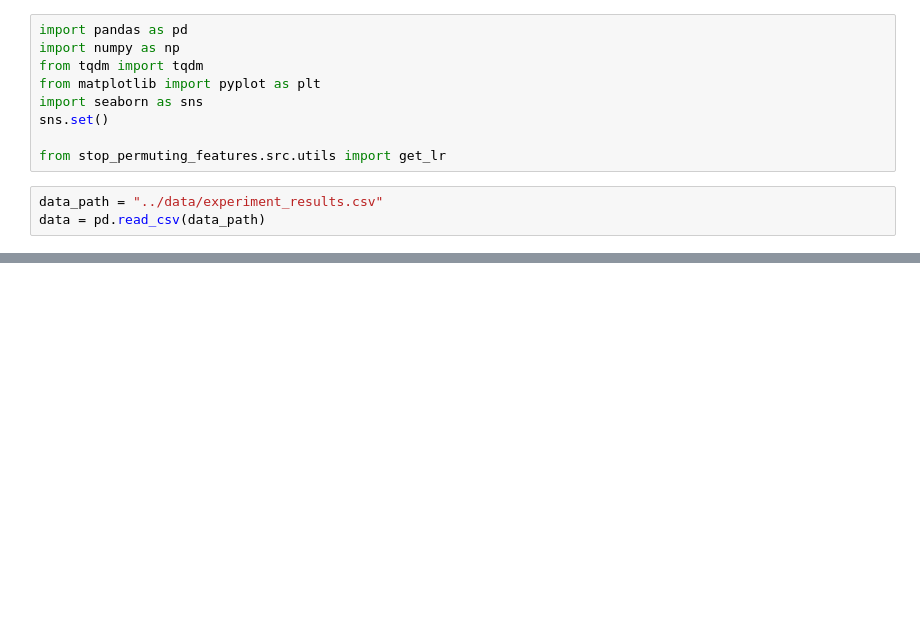
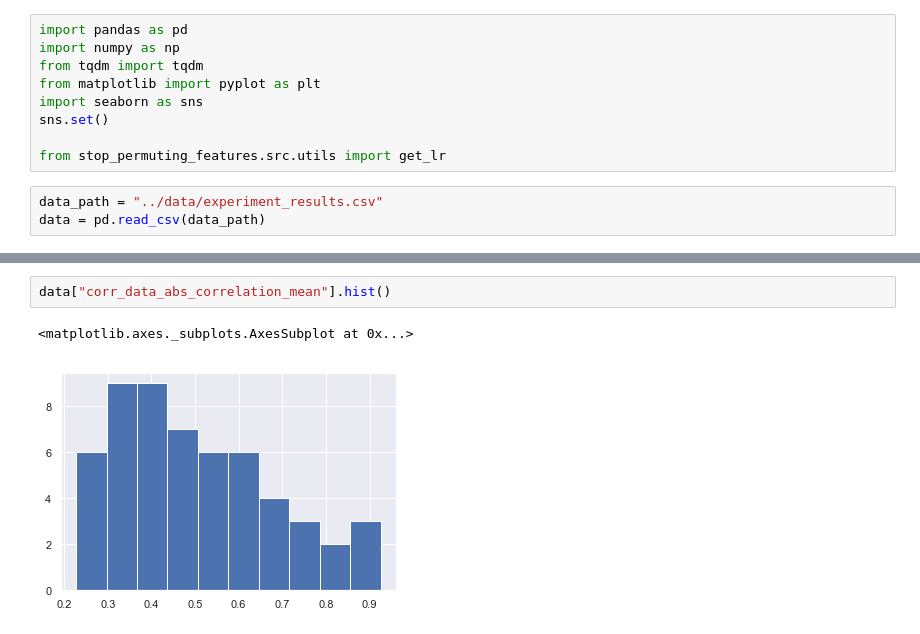
Before and after one commit to DenisVorotyntsev/StopPermutingFeatures, a Jupyter notebook: notebooks/1-exploring-results.ipynb, the cells around one changed output, grey strips where cells are left out. Saved outputs shown, nothing was run; the diff lists cells and outputs as text; blank space fills up the shorter version.

```diff
--- a/notebooks/1-exploring-results.ipynb
+++ b/notebooks/1-exploring-results.ipynb
@@ -26,3 +26,8 @@ data.head()
+# %%
+data["corr_data_abs_correlation_mean"].hist()
+# %% [output]
+<matplotlib.axes._subplots.AxesSubplot at 0x...>
+[figure, added]
 # %%
 x_label = "corr_data_abs_correlation_std"
 y_labels = ["permutation_ranks_corr", "shap_ranks_corr", "gain_ranks_corr"]
```
Also changed, not shown: parts of 7 cells of this notebook, 6 other files.
